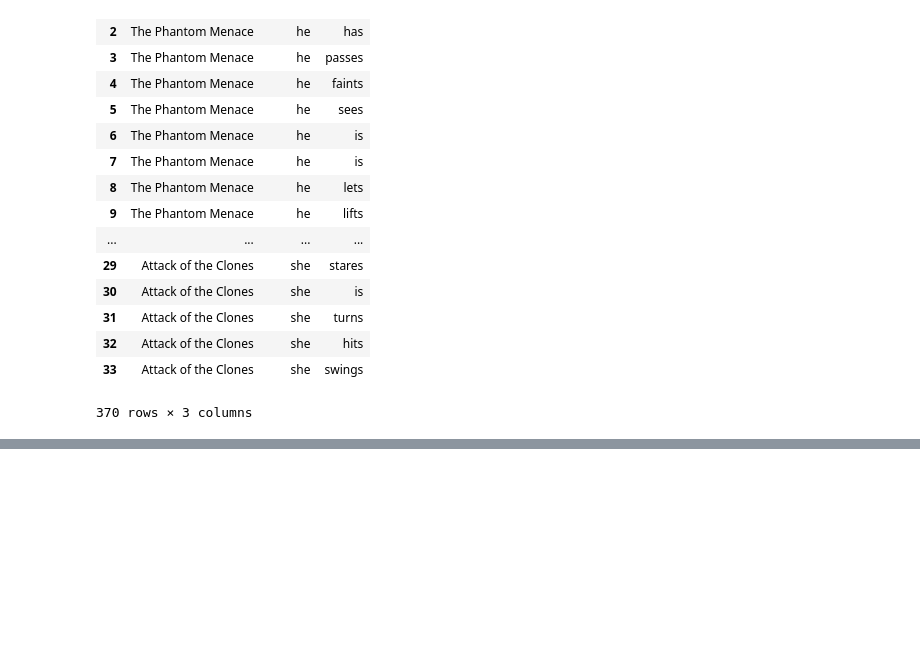
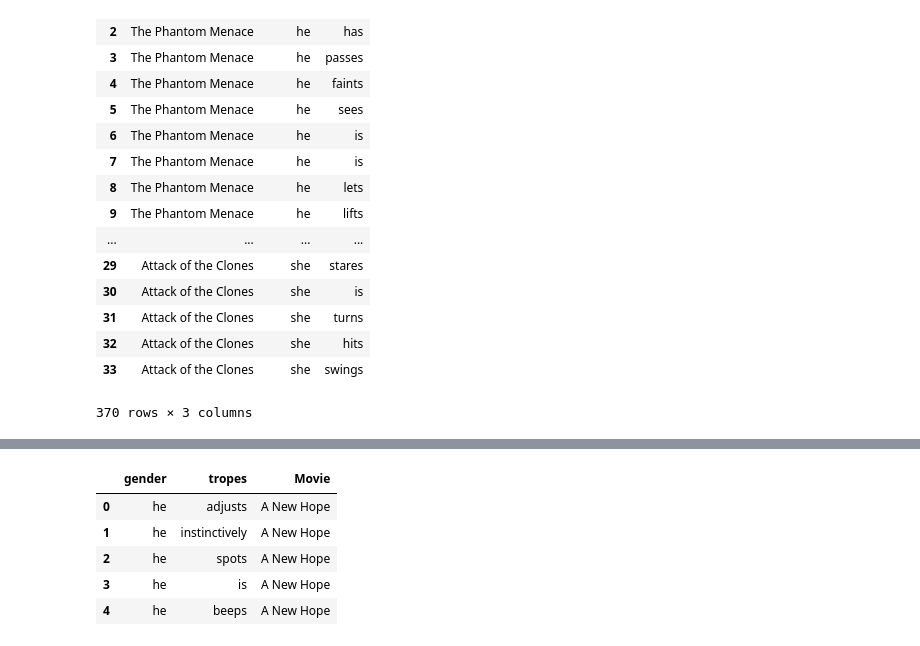
Before and after one commit to JulienAssouline/data-studios-projects, a Jupyter notebook: code/Star_Wars_project/Star Wars tropes.ipynb, the cells around one changed output, grey strips where cells are left out. Cells and saved outputs as stored; diff of their text form; code cells hidden in the pictures; blank space fills up the shorter version.

```diff
--- a/code/Star_Wars_project/Star Wars tropes.ipynb
+++ b/code/Star_Wars_project/Star Wars tropes.ipynb
@@ -827,0 +830,10 @@ Star_Wars_tropes
+# %%
+Empire_tropes = pd.read_csv("Empire_tropes.csv")
+New_Hope_Tropes = pd.read_csv("New_Hope_Tropes.csv")
+Force_tropes = pd.read_csv("Force_tropes.csv")
+Return_tropes = pd.read_csv("Return_tropes.csv")
+# %%
+Empire_tropes.drop("Unnamed: 0", 1, inplace = True)
+New_Hope_Tropes.drop("Unnamed: 0", 1, inplace = True)
+Force_tropes.drop("Unnamed: 0", 1, inplace = True)
+Return_tropes.drop("Unnamed: 0", 1, inplace = True)
@@ -827,0 +877,21 @@ Star_Wars_tropes
+# %%
+New_Hope_Tropes["male"] = New_Hope_Tropes["male"].str.strip()
+New_Hope_Tropes["female"] = New_Hope_Tropes["female"].str.strip()
+New_Hope_Tropes_he = New_Hope_Tropes["male"].str.split(" ",1, expand = True)
+New_Hope_Tropes_he.columns = ["gender", "tropes"]
+New_Hope_Tropes_he = New_Hope_Tropes_he.dropna()
+New_Hope_Tropes_she = New_Hope_Tropes["female"].str.split(" ",1,expand = True)
+New_Hope_Tropes_she.columns = ["gender", "tropes"]
+New_Hope_Tropes_she = New_Hope_Tropes_she.dropna()
+New_Hope_Tropes_finished = New_Hope_Tropes_he.append(New_Hope_Tropes_she)
+# %%
+New_Hope_Tropes_finished["Movie"] = "A New Hope"
+# %%
+New_Hope_Tropes_finished.head()
+# %% [output]
+|  | gender | tropes | Movie |
+| 0 | he | adjusts | A New Hope |
+| 1 | he | instinctively | A New Hope |
+| 2 | he | spots | A New Hope |
+| 3 | he | is | A New Hope |
+| 4 | he | beeps | A New Hope |
```
Also changed, not shown: parts of 22 cells of this notebook, 6 other files.
